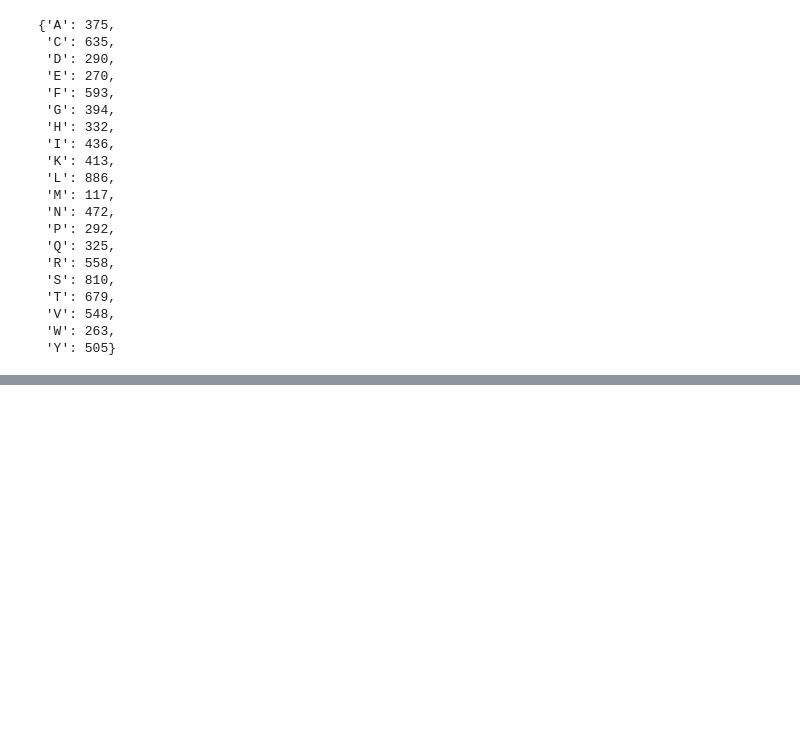
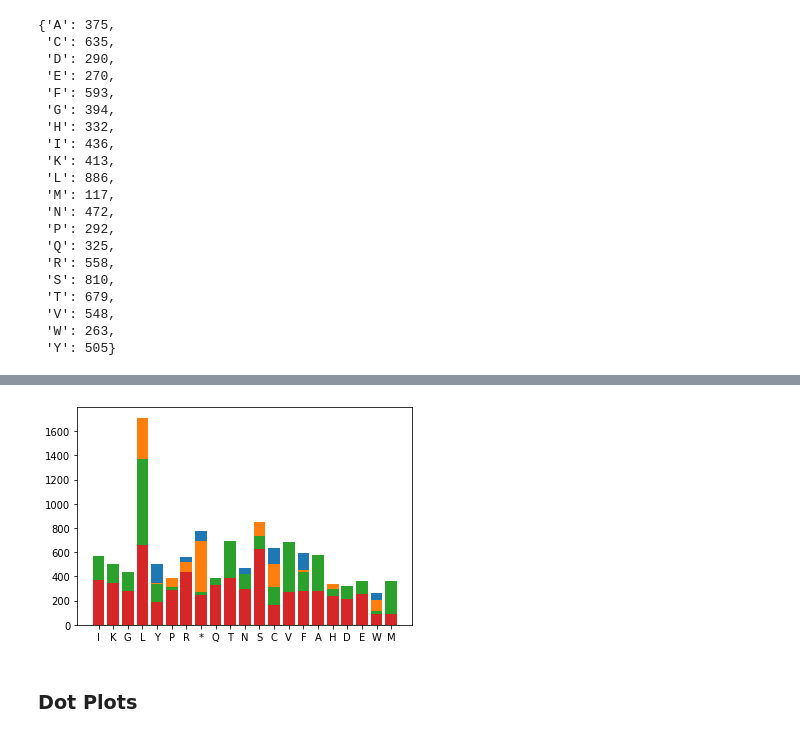
Before and after one commit to lukexyz/DNA-Toolbox, a Jupyter notebook: notebooks/02-SequenceComparison.ipynb, the cells around one changed output, grey strips where cells are left out. Saved outputs shown, nothing was run; the diff lists cells and outputs as text; code cells hidden in the pictures; blank space fills up the shorter version.

```diff
--- a/notebooks/02-SequenceComparison.ipynb
+++ b/notebooks/02-SequenceComparison.ipynb
@@ -376,0 +412,9 @@ df[['name', 'len', 'gc_content', 'proteins']]
+# %%
+for virus in df.name:
+    aa = df[df.name==virus].aa_freq.values[0]
+    plt.bar(aa.keys(), aa.values())
+plt.show()
+# %% [output]
+[figure, added]
+# %% [markdown]
+### Dot Plots
```
Also changed, not shown: parts of 16 cells of this notebook.
